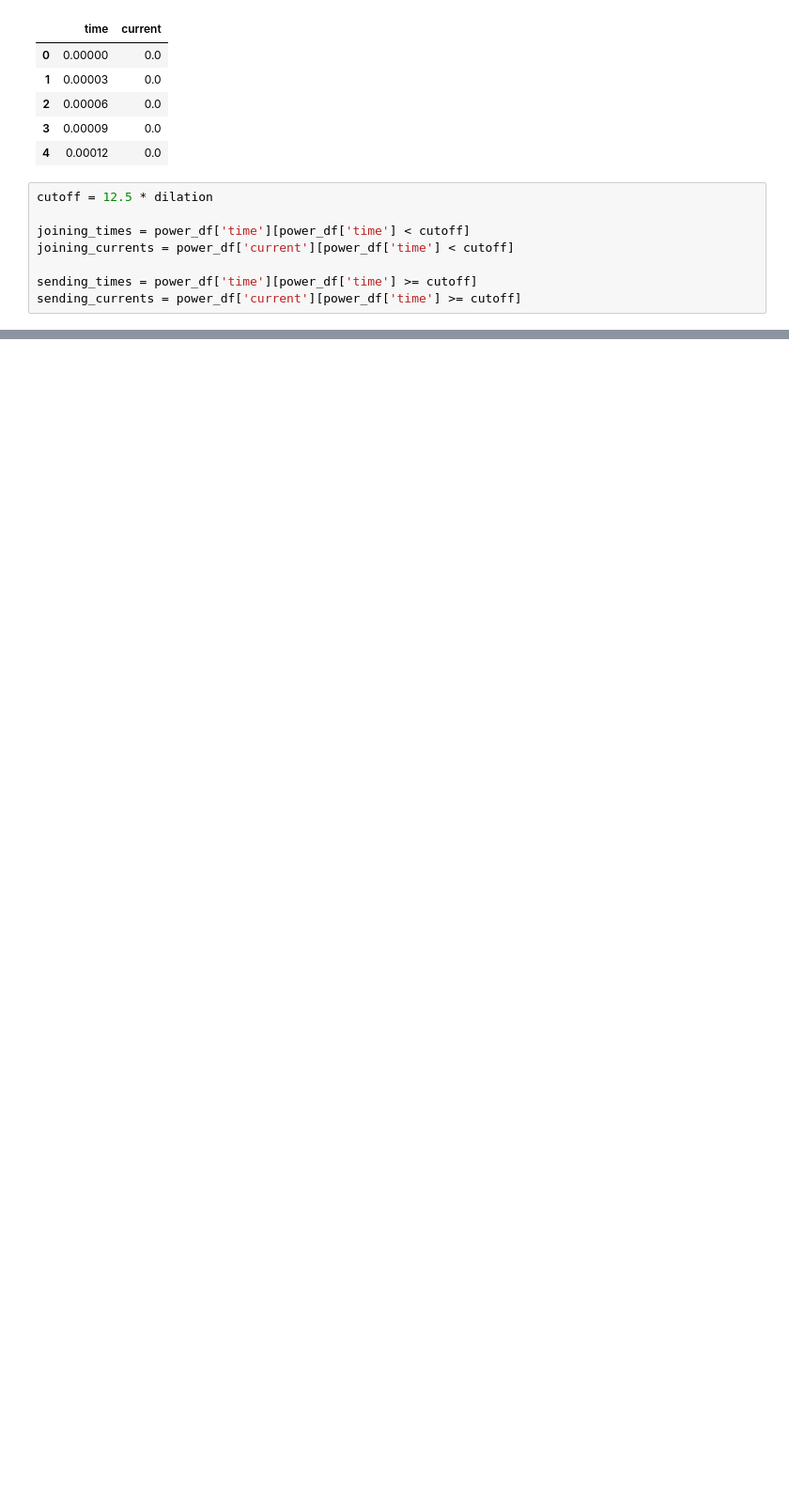
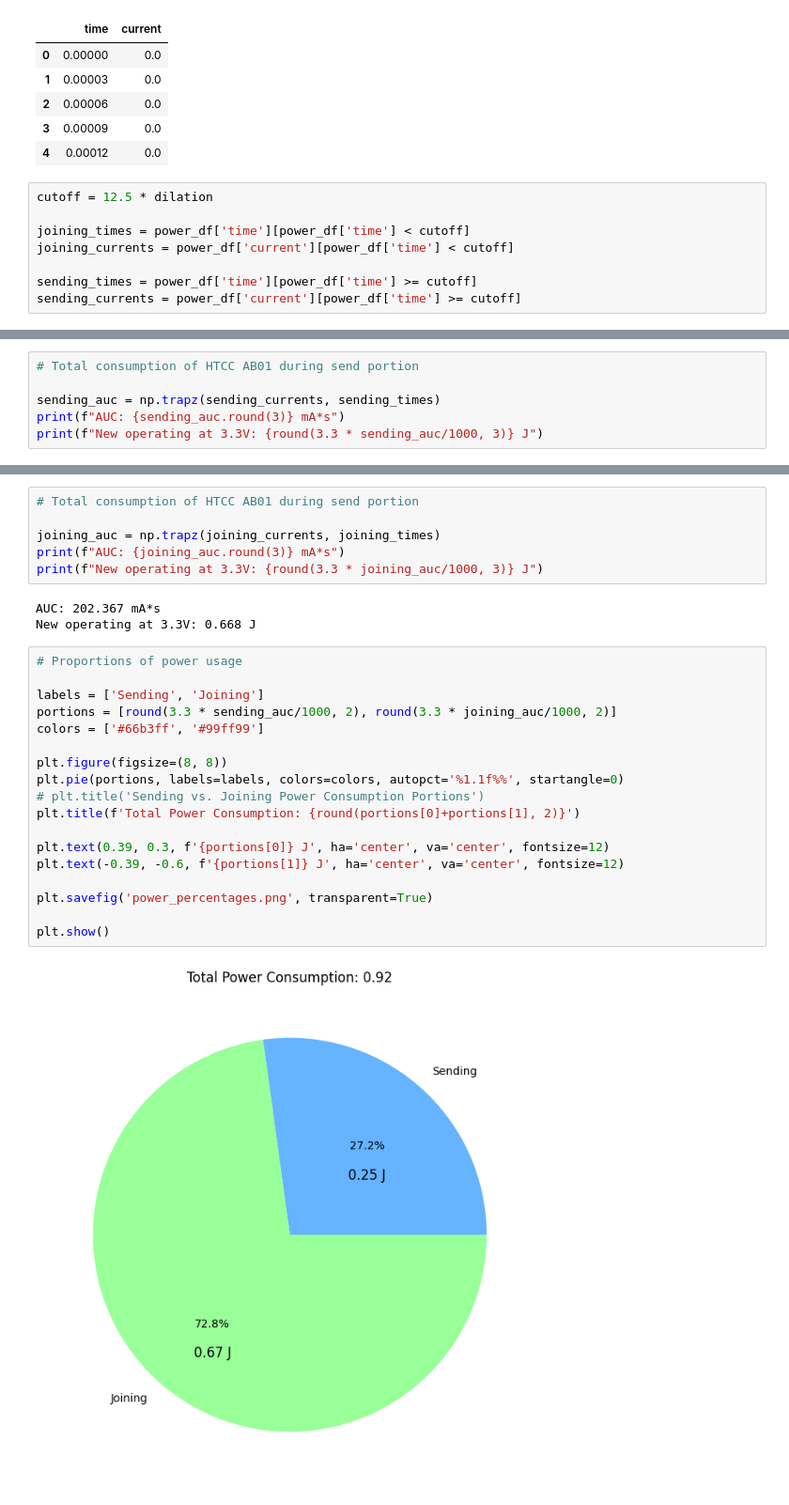
Before and after one commit to caspar/LoRa-Batteryless, a Jupyter notebook: v2_power_profiling/ppk_analysis.ipynb, the cells around one changed output, grey strips where cells are left out. Shown: that part at 94% size. Drawn from its saved outputs; the diff is of its cells as text; blank space fills up the shorter version.

```diff
--- a/v2_power_profiling/ppk_analysis.ipynb
+++ b/v2_power_profiling/ppk_analysis.ipynb
@@ -66,0 +61,6 @@ Operating at 3.3V: 1.4849999999999999 J
+# %%
+# Total consumption of HTCC AB01 during send portion
+
+sending_auc = np.trapz(sending_currents, sending_times)
+print(f"AUC: {sending_auc.round(3)} mA*s")
+print(f"New operating at 3.3V: {round(3.3 * sending_auc/1000, 3)} J")
@@ -66,0 +70,29 @@ Operating at 3.3V: 1.4849999999999999 J
+# %%
+# Total consumption of HTCC AB01 during send portion
+
+joining_auc = np.trapz(joining_currents, joining_times)
+print(f"AUC: {joining_auc.round(3)} mA*s")
+print(f"New operating at 3.3V: {round(3.3 * joining_auc/1000, 3)} J")
+# %% [output]
+AUC: 202.367 mA*s
+New operating at 3.3V: 0.668 J
+# %%
+# Proportions of power usage
+
+labels = ['Sending', 'Joining']
+portions = [round(3.3 * sending_auc/1000, 2), round(3.3 * joining_auc/1000, 2)]
+colors = ['#66b3ff', '#99ff99']
+
+plt.figure(figsize=(8, 8))
+plt.pie(portions, labels=labels, colors=colors, autopct='%1.1f%%', startangle=0)
+# plt.title('Sending vs. Joining Power Consumption Portions')
+plt.title(f'Total Power Consumption: {round(portions[0]+portions[1], 2)}')
+
+plt.text(0.39, 0.3, f'{portions[0]} J', ha='center', va='center', fontsize=12)
+plt.text(-0.39, -0.6, f'{portions[1]} J', ha='center', va='center', fontsize=12)
+
+plt.savefig('power_percentages.png', transparent=True)
+
+plt.show()
+# %% [output]
+[figure, added]
```
Also changed, not shown: parts of 16 cells of this notebook, 6 other files.
